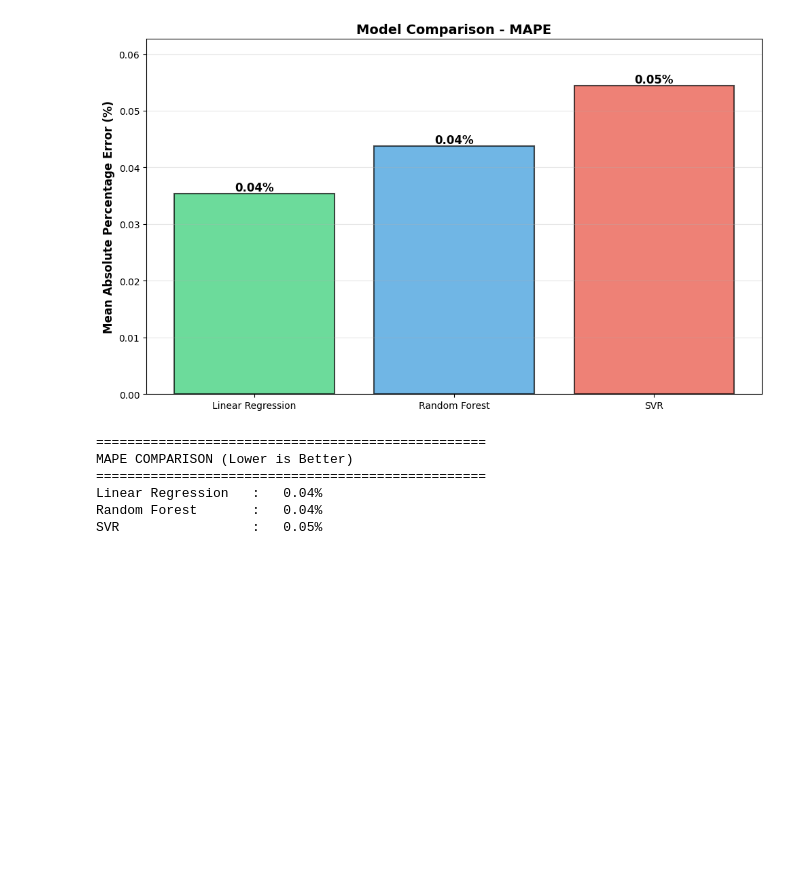
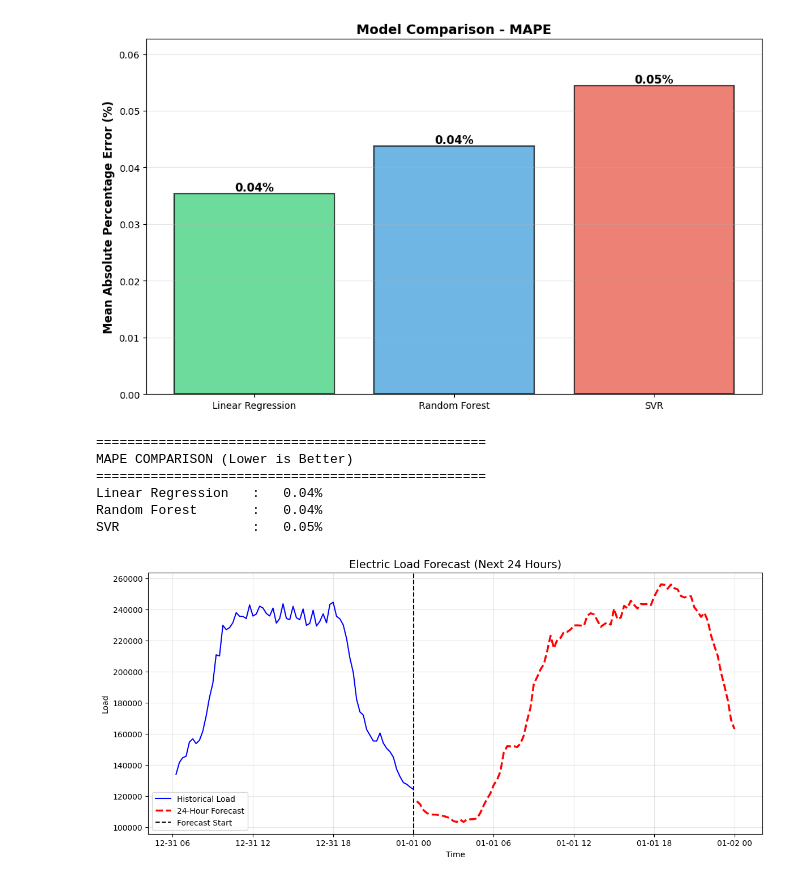
Before and after one commit to shivanand586/smart_grid_load_forecasting, a Jupyter notebook: Untitled-1.ipynb, the cells around one changed output. Saved outputs shown, nothing was run; the diff lists cells and outputs as text; code cells hidden in the pictures; blank space fills up the shorter version.

Commit message:
Update: Complete smart grid load forecasting notebook with comprehensive analysis and 24-hour forecasts

```diff
--- a/Untitled-1.ipynb
+++ b/Untitled-1.ipynb
@@ -392,3 +392,12 @@ MAPE COMPARISON (Lower is Better)
 Linear Regression   :   0.04%
 Random Forest       :   0.04%
 SVR                 :   0.05%
+# %%
+future_steps = 24 * 4  # 96 steps
+freq = '15min'
+# %%
+future_dates = pd.date_range(
+    start=df_processed.index[-1],
+    periods=future_steps + 1,
+    freq=freq
+)[1:]
@@ -394,0 +432,37 @@ SVR                 :   0.05%
+# %%
+future_df = pd.DataFrame({
+    'datetime': future_dates,
+    'predicted_load': future_predictions
+}).set_index('datetime')
+# %%
+plt.figure(figsize=(14,6))
+
+# Plot last 3 days of real data
+history_window = 72  # last 72 hours
+
+plt.plot(df_processed['load'][-history_window:],
+         label='Historical Load',
+         color='blue')
+
+# Plot forecast (bold + different style)
+plt.plot(future_df['predicted_load'],
+         label='24-Hour Forecast',
+         color='red',
+         linestyle='dashed',
+         linewidth=2.5)
+
+# Highlight boundary line (VERY IMPORTANT)
+plt.axvline(x=df_processed.index[-1],
+            color='black',
+            linestyle='--',
+            label='Forecast Start')
+
+plt.title("Electric Load Forecast (Next 24 Hours)", fontsize=14)
+plt.xlabel("Time")
+plt.ylabel("Load")
+plt.legend()
+plt.grid(alpha=0.3)
+
+plt.show()
+# %% [output]
+[figure, added]
```
Also changed, not shown: parts of 3 cells of this notebook.
